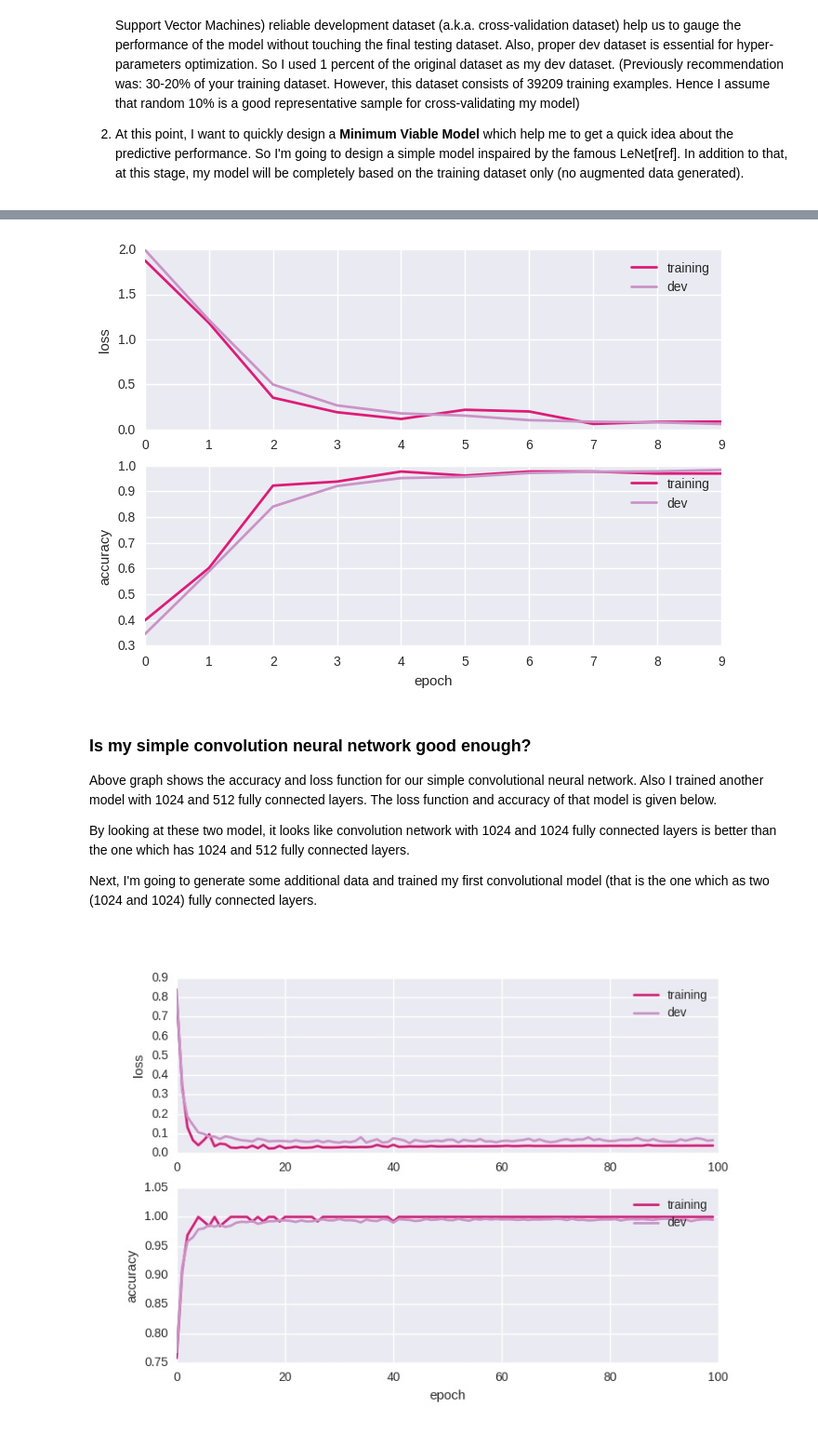
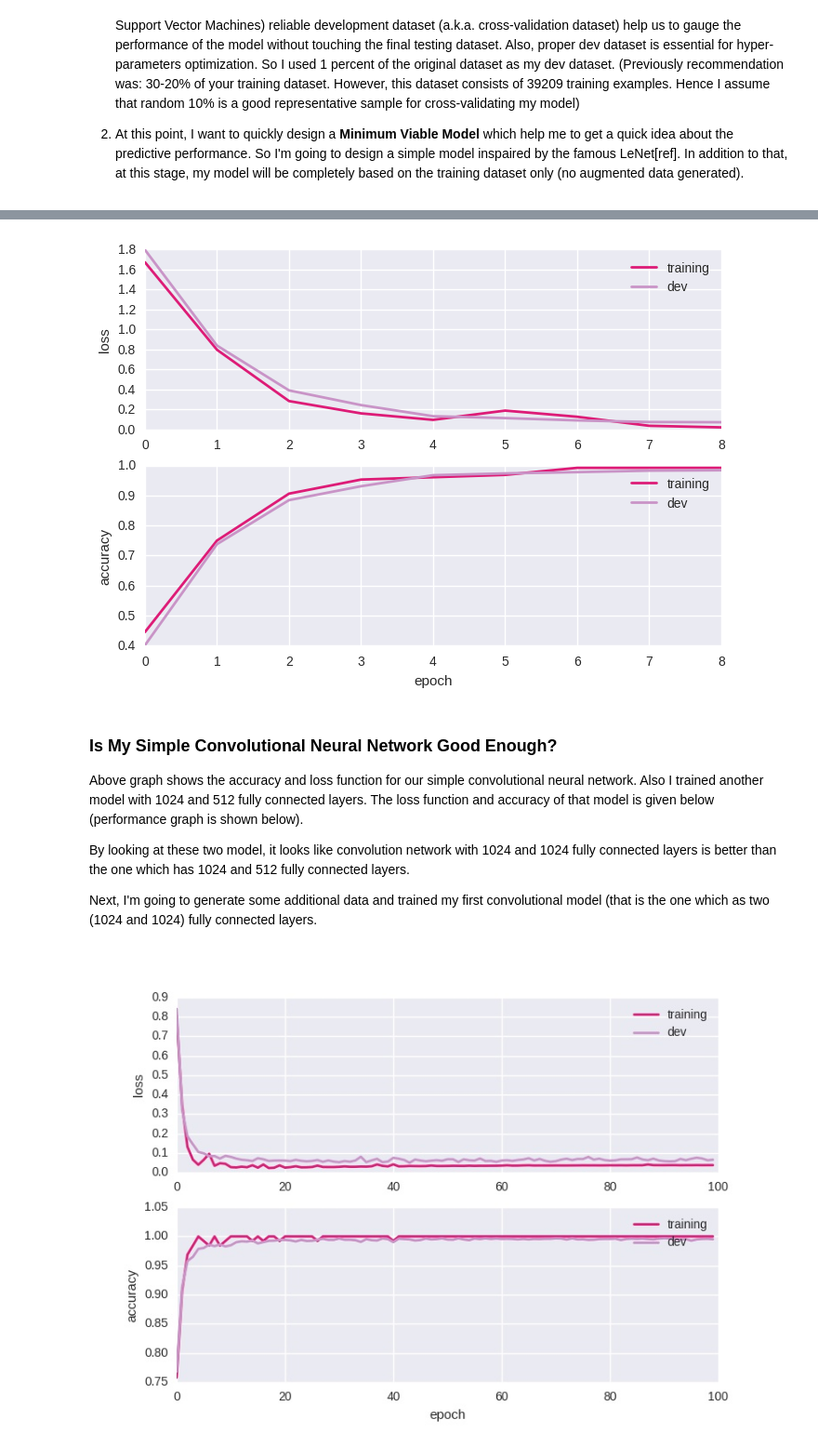
Before and after one commit to upul/Traffic-Signs, a Jupyter notebook: Traffic_Signs_Recognition.ipynb, the cells around one changed output, grey strips where cells are left out. Shown at 93% size. Cells and saved outputs as stored; diff of their text form; code cells hidden in the pictures.

```diff
--- a/Traffic_Signs_Recognition.ipynb
+++ b/Traffic_Signs_Recognition.ipynb
@@ -218,9 +215,7 @@ NUM_CLASSES = 43
 
 LEARNING_RATE = 1e-3
 
-FILTER_SIZE = 120
-
-EPOCHS = 10
+EPOCHS = 9
 
 BATCH_SIZE = 128
 
@@ -309,7 +304,8 @@ def eval_data(dataset):
     total_acc, total_loss = 0, 0
     for step in range(steps_per_epoch):
         batch_x, batch_y = dataset.next_batch(BATCH_SIZE)
-        loss, acc = sess.run([loss_op, accuracy_op], feed_dict={x: batch_x, y: batch_y, keep_prob: 1.0})
+        loss, acc = sess.run([loss_op, accuracy_op],
+                             feed_dict={x: batch_x, y: batch_y, keep_prob: 1.0})
         total_acc += (acc * batch_x.shape[0])
         total_loss += (loss * batch_x.shape[0])
     return total_loss / num_examples, total_acc / num_examples
@@ -360,8 +356,8 @@ Epoch:0 train loss:1.8763 dev loss:1.9938 train accu:0.3984 dev accu:0.3451
 Trained model saved to the disk.
-[figure, old version]
+[figure, new version]
 # %% [markdown]
-### Is my simple convolution neural network good enough?
-Above graph shows the accuracy and loss function for our simple convolutional neural network. Also I trained another model with 1024 and 512 fully connected layers. The loss function and accuracy of that model is given below.
+### Is My Simple Convolutional Neural Network Good Enough?
+Above graph shows the accuracy and loss function for our simple convolutional neural network. Also I trained another model with 1024 and 512 fully connected layers. The loss function and accuracy of that model is given below (performance graph is shown below).
 
 By looking at these two model, it looks like convolution network with 1024 and 1024 fully connected layers is better than the one which has 1024 and 512 fully connected layers.
 
```
Also changed, not shown: parts of 20 cells of this notebook, 6 other files.
